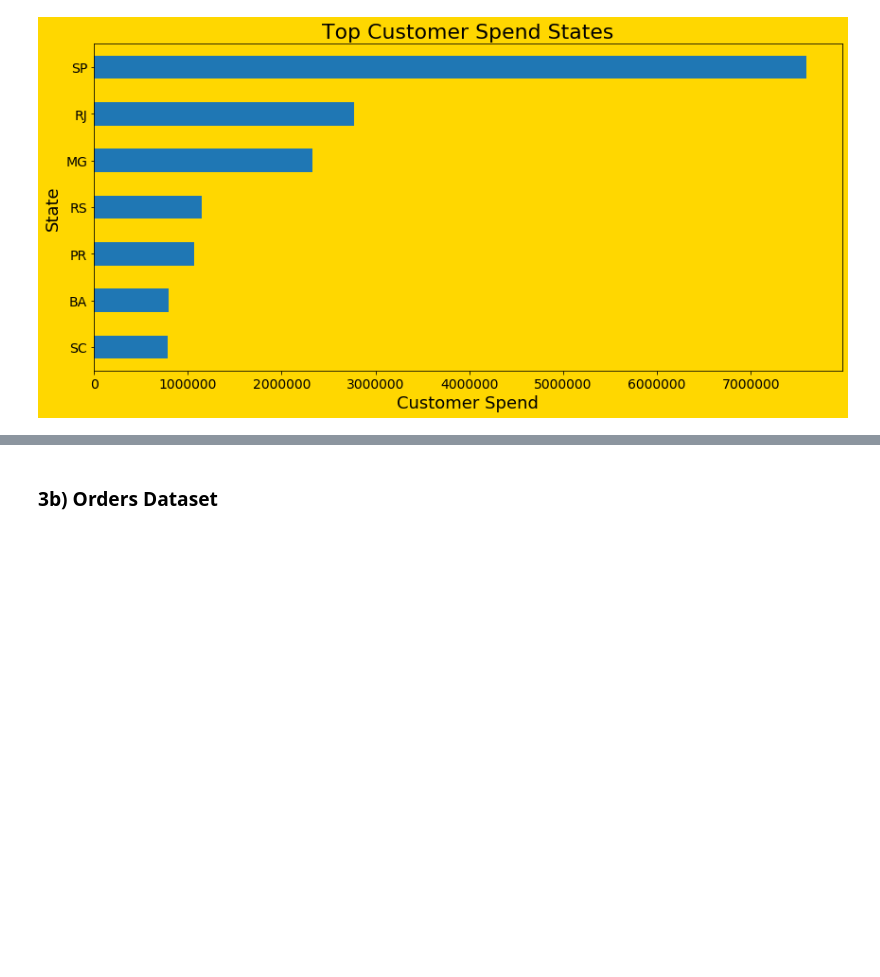
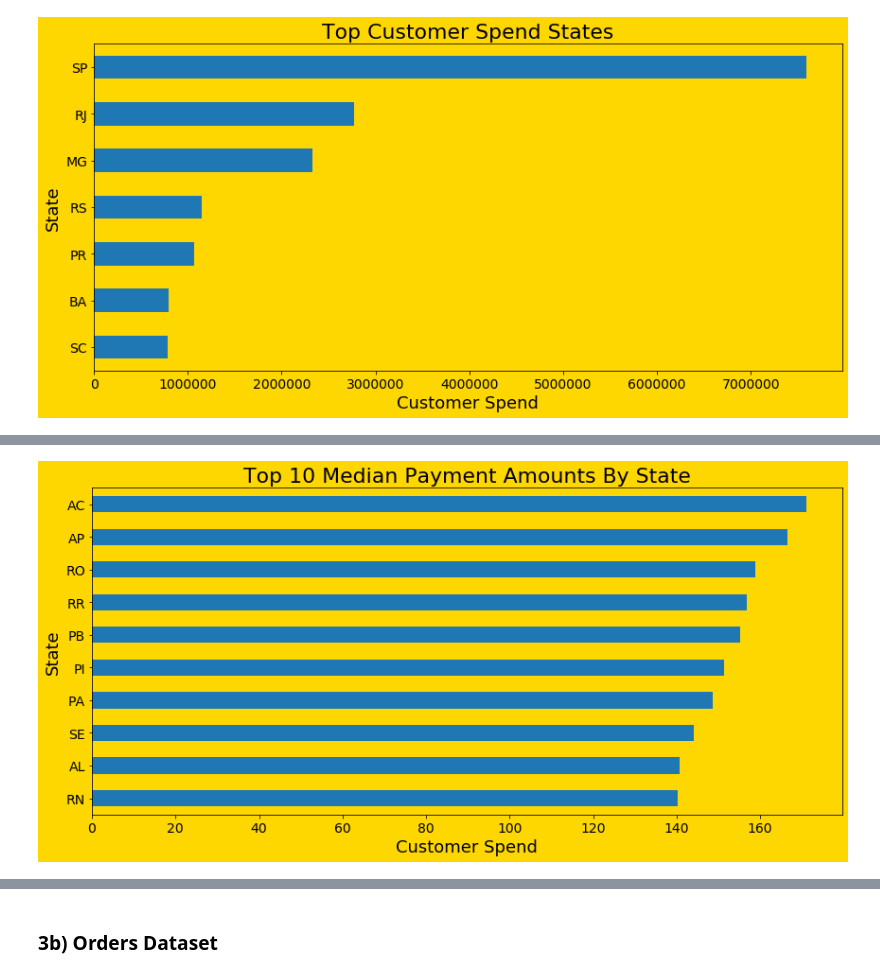
Before and after one commit to RossReisman/Data-Analyst-Portfolio, a Jupyter notebook: Python/brazil/brazil.ipynb, the cells around one changed output, grey strips where cells are left out. Cells and saved outputs as stored; diff of their text form; code cells hidden in the pictures; blank space fills up the shorter version.

```diff
--- a/Python/brazil/brazil.ipynb
+++ b/Python/brazil/brazil.ipynb
@@ -2057 +2057,17 @@ master_df.groupby(['customer_state']).agg({
+# %%
+median_state_payments = master_df.groupby(['customer_state'])\
+['payment_value'].median().sort_values().tail(10)
+# %%
+plt.rcParams.update({'axes.facecolor':'gold'})
+plt.figure(figsize=(12,6), facecolor='gold')
+median_state_payments.plot(kind='barh')
+plt.xlabel('Customer Spend', fontsize=18)
+plt.ylabel('State', fontsize=18)
+plt.xticks(fontsize=14)
+plt.yticks(fontsize=14)
+plt.title('Top 10 Median Payment Amounts By State', fontsize=22)
+plt.tight_layout()
+plt.show()
+# %% [output]
+[figure, added]
 # %%
```
Also changed, not shown: parts of 18 cells of this notebook.
